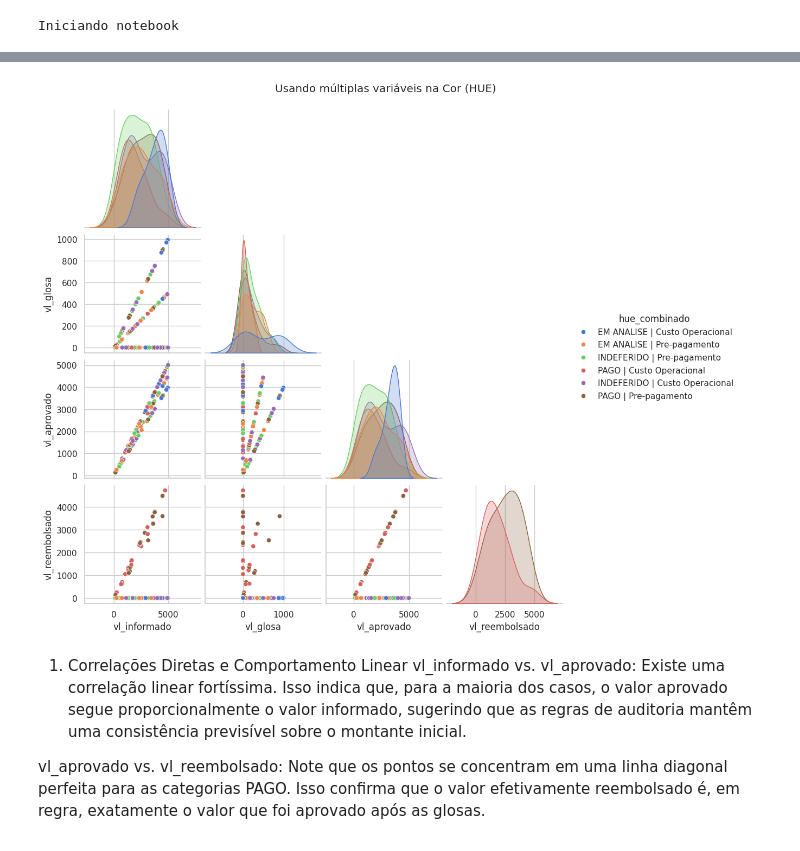
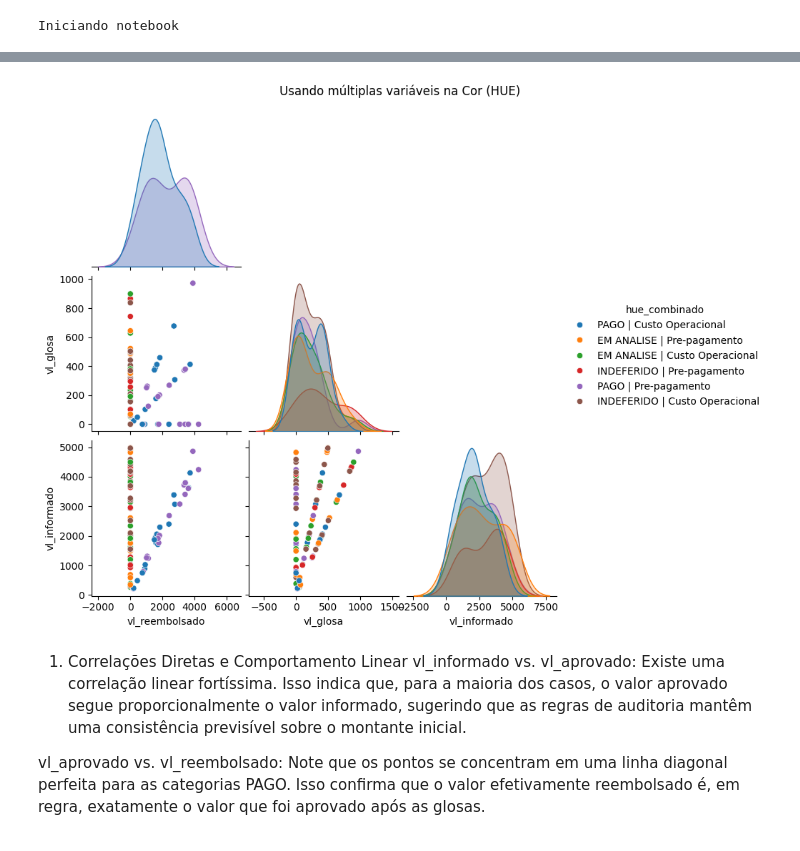
Before and after one commit to GabrielGuilherme88/ml_postech, a Jupyter notebook: eda_jupyter/stats.ipynb, the cells around one changed output, grey strips where cells are left out. Cells and saved outputs as stored; diff of their text form; code cells hidden in the pictures.

```diff
--- a/eda_jupyter/stats.ipynb
+++ b/eda_jupyter/stats.ipynb
@@ -36,25 +39,25 @@ Buscando arquivo em: /home/pichau/Gabriel/ml_postech/build/raw/dados_reembolso_h
 100 rows × 76 columns
 # %%
-colunas_analise = ['vl_informado', 'vl_aprovado', 'vl_reembolsado', 'nm_situacaoreembolso']
+colunas_analise = ['vl_reembolsado', 'vl_glosa', 'vl_informado']
 
-# 1. Juntar as duas colunas com um separadorzinho no meio
 df['hue_combinado'] = df['nm_situacaoreembolso'] + " | " + df['nm_tipocobranca']
 
-# 2. Adicionar o "hue_combinado" nas nossas colunas_analise (senão o pairplot não acha ele)
 colunas_para_pairplot = colunas_analise + ['hue_combinado']
-colunas_para_pairplot.remove('nm_situacaoreembolso') # (Remove a antiga, já que tá no combinado)
 
-# 3. Rodar o pairplot usando ele
+# Remove só se existir
+if 'nm_situacaoreembolso' in colunas_para_pairplot:
+    colunas_para_pairplot.remove('nm_situacaoreembolso')
+
 grafico = sns.pairplot(
     data=df[colunas_para_pairplot],
     hue='hue_combinado',
     diag_kind='kde',
     corner=True
 )
 grafico.fig.suptitle('Usando múltiplas variáveis na Cor (HUE)', y=1.03)
 plt.show()
 # %% [output]
-[figure, old version]
+[figure, new version]
 # %% [markdown]
 1. Correlações Diretas e Comportamento Linear
 vl_informado vs. vl_aprovado: Existe uma correlação linear fortíssima. Isso indica que, para a maioria dos casos, o valor aprovado segue proporcionalmente o valor informado, sugerindo que as regras de auditoria mantêm uma consistência previsível sobre o montante inicial.
```
Also changed, not shown: parts of 5 cells of this notebook, 9 other files.
